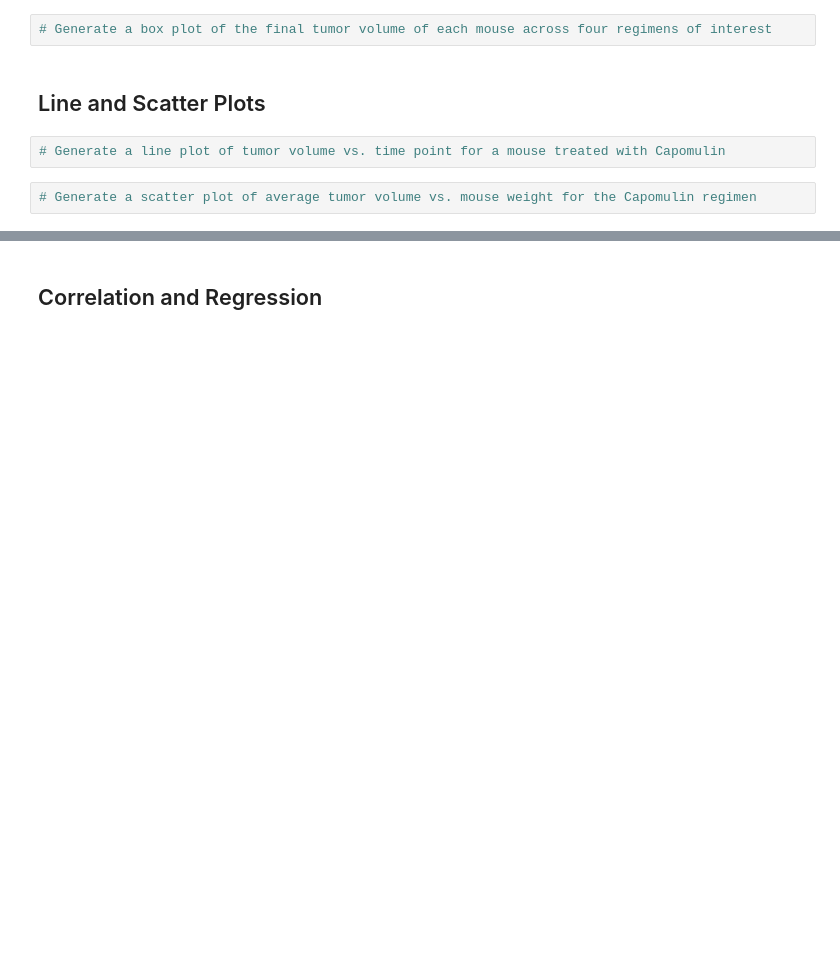
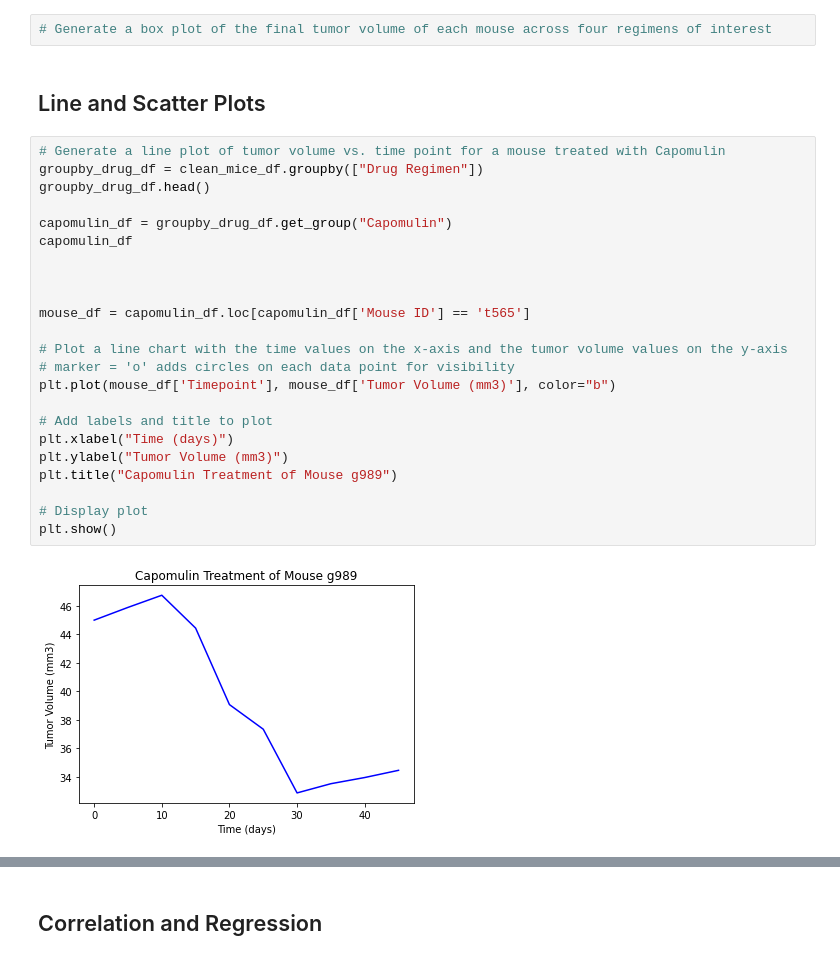
Before and after one commit to shalynalavoie/Matplotlib-Mouse-Study, a Jupyter notebook: matplotlib.ipynb, the cells around one changed output, grey strips where cells are left out. Saved outputs shown, nothing was run; the diff lists cells and outputs as text; blank space fills up the shorter version.

```diff
--- a/matplotlib.ipynb
+++ b/matplotlib.ipynb
@@ -161,7 +220,28 @@ plt.show()
 # Generate a box plot of the final tumor volume of each mouse across four regimens of interest
 # %% [markdown]
 ## Line and Scatter Plots
-# %%
-# Generate a line plot of tumor volume vs. time point for a mouse treated with Capomulin
-# %%
-# Generate a scatter plot of average tumor volume vs. mouse weight for the Capomulin regimen
+# %%
+# Generate a line plot of tumor volume vs. time point for a mouse treated with Capomulin
+groupby_drug_df = clean_mice_df.groupby(["Drug Regimen"])
+groupby_drug_df.head()
+
+capomulin_df = groupby_drug_df.get_group("Capomulin")
+capomulin_df
+
+
+
+mouse_df = capomulin_df.loc[capomulin_df['Mouse ID'] == 't565']
+
+# Plot a line chart with the time values on the x-axis and the tumor volume values on the y-axis
+# marker = 'o' adds circles on each data point for visibility
+plt.plot(mouse_df['Timepoint'], mouse_df['Tumor Volume (mm3)'], color="b")
+
+# Add labels and title to plot
+plt.xlabel("Time (days)")
+plt.ylabel("Tumor Volume (mm3)")
+plt.title("Capomulin Treatment of Mouse g989")
+
+# Display plot
+plt.show()
+# %% [output]
+[figure, added]
```
Also changed, not shown: parts of 7 cells of this notebook.
